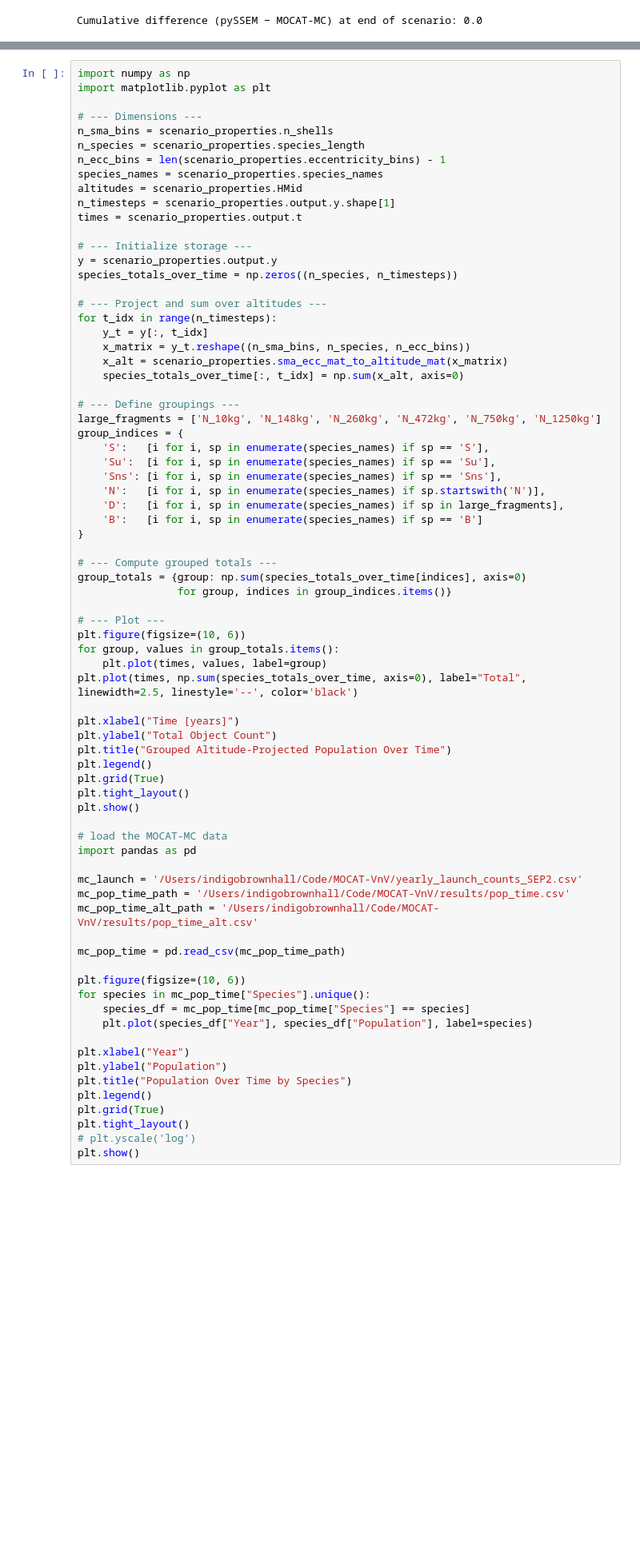
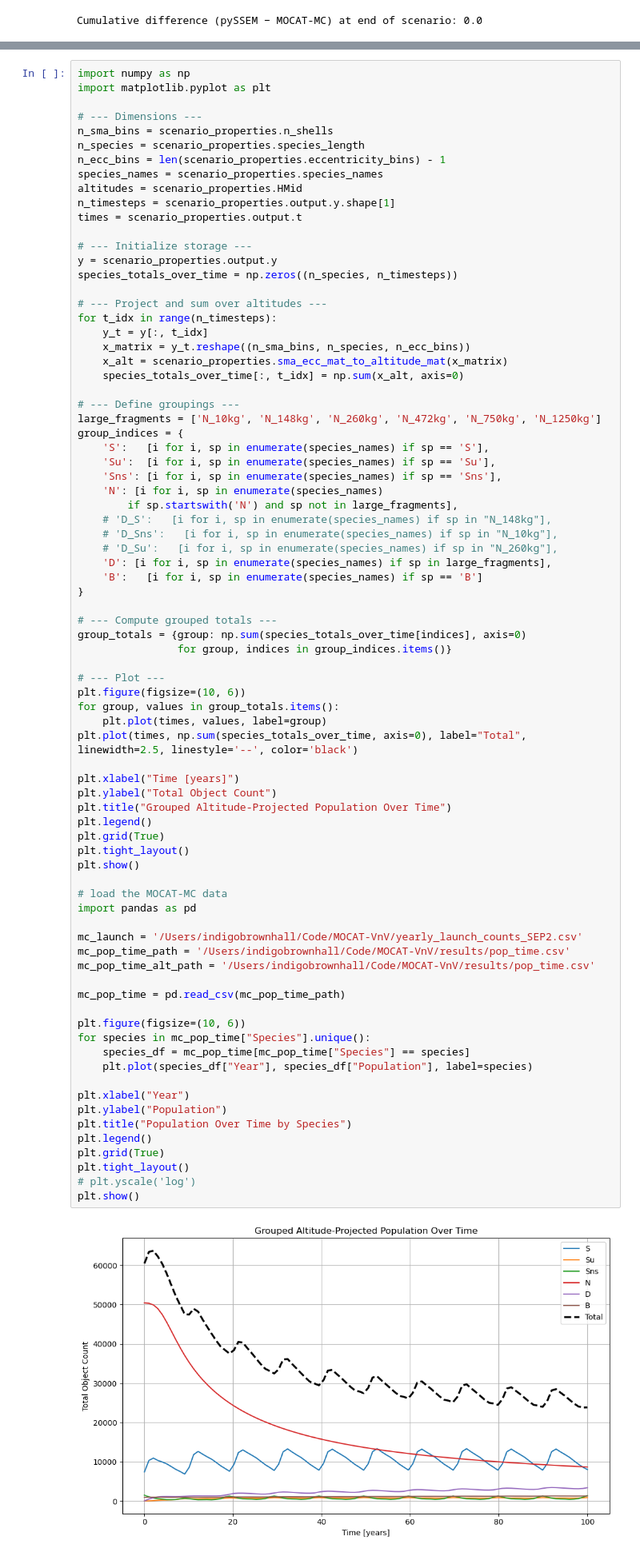
Before and after one commit to ARCLab-MIT/pyssem, a Jupyter notebook: pyssem/elliptical_launch.ipynb, the cells around one changed output, grey strips where cells are left out. Shown at 80% size. Drawn from its saved outputs; the diff is of its cells as text; blank space fills up the shorter version.

```diff
--- a/pyssem/elliptical_launch.ipynb
+++ b/pyssem/elliptical_launch.ipynb
@@ -519,8 +537,12 @@ group_indices = {
     'S':   [i for i, sp in enumerate(species_names) if sp == 'S'],
     'Su':  [i for i, sp in enumerate(species_names) if sp == 'Su'],
     'Sns': [i for i, sp in enumerate(species_names) if sp == 'Sns'],
-    'N':   [i for i, sp in enumerate(species_names) if sp.startswith('N')],
-    'D':   [i for i, sp in enumerate(species_names) if sp in large_fragments],
+    'N': [i for i, sp in enumerate(species_names)
+        if sp.startswith('N') and sp not in large_fragments],
+    # 'D_S':   [i for i, sp in enumerate(species_names) if sp in "N_148kg"],
+    # 'D_Sns':   [i for i, sp in enumerate(species_names) if sp in "N_10kg"],
+    # 'D_Su':   [i for i, sp in enumerate(species_names) if sp in "N_260kg"],
+    'D': [i for i, sp in enumerate(species_names) if sp in large_fragments],
     'B':   [i for i, sp in enumerate(species_names) if sp == 'B']
 }
 
@@ -536,31 +558,33 @@ plt.plot(times, np.sum(species_totals_over_time, axis=0), label="Total", linewid
 
 plt.xlabel("Time [years]")
 plt.ylabel("Total Object Count")
 plt.title("Grouped Altitude-Projected Population Over Time")
 plt.legend()
 plt.grid(True)
 plt.tight_layout()
 plt.show()
 
 # load the MOCAT-MC data
 import pandas as pd
 
 mc_launch = '/Users/indigobrownhall/Code/MOCAT-VnV/yearly_launch_counts_SEP2.csv'
 mc_pop_time_path = '/Users/indigobrownhall/Code/MOCAT-VnV/results/pop_time.csv'
-mc_pop_time_alt_path = '/Users/indigobrownhall/Code/MOCAT-VnV/results/pop_time_alt.csv'
+mc_pop_time_alt_path = '/Users/indigobrownhall/Code/MOCAT-VnV/results/pop_time.csv'
 
 mc_pop_time = pd.read_csv(mc_pop_time_path)
 
 plt.figure(figsize=(10, 6))
 for species in mc_pop_time["Species"].unique():
     species_df = mc_pop_time[mc_pop_time["Species"] == species]
     plt.plot(species_df["Year"], species_df["Population"], label=species)
 
 plt.xlabel("Year")
 plt.ylabel("Population")
 plt.title("Population Over Time by Species")
 plt.legend()
 plt.grid(True)
 plt.tight_layout()
 # plt.yscale('log')
 plt.show()
+# %% [output]
+[figure, added]
```
Also changed, not shown: parts of 20 cells of this notebook, 4 other files.
